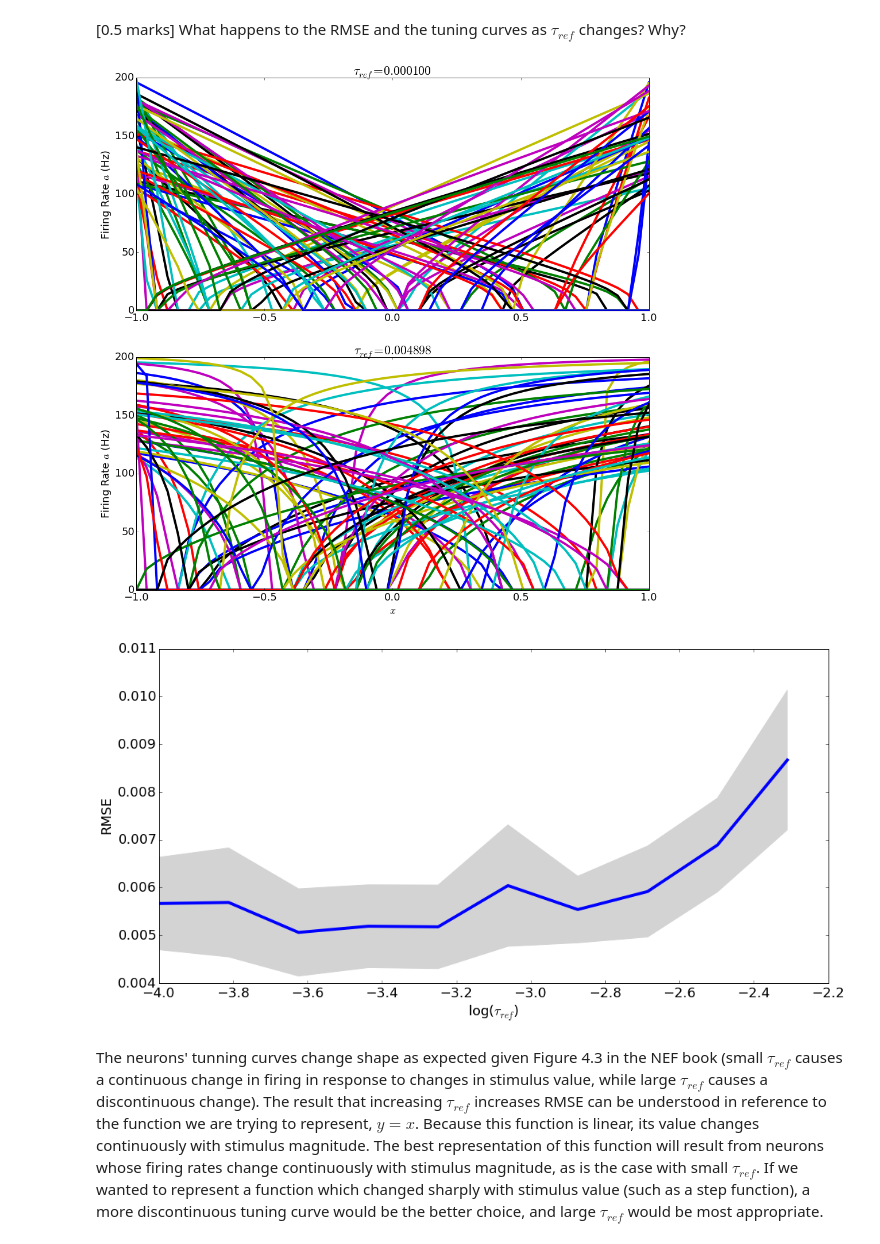
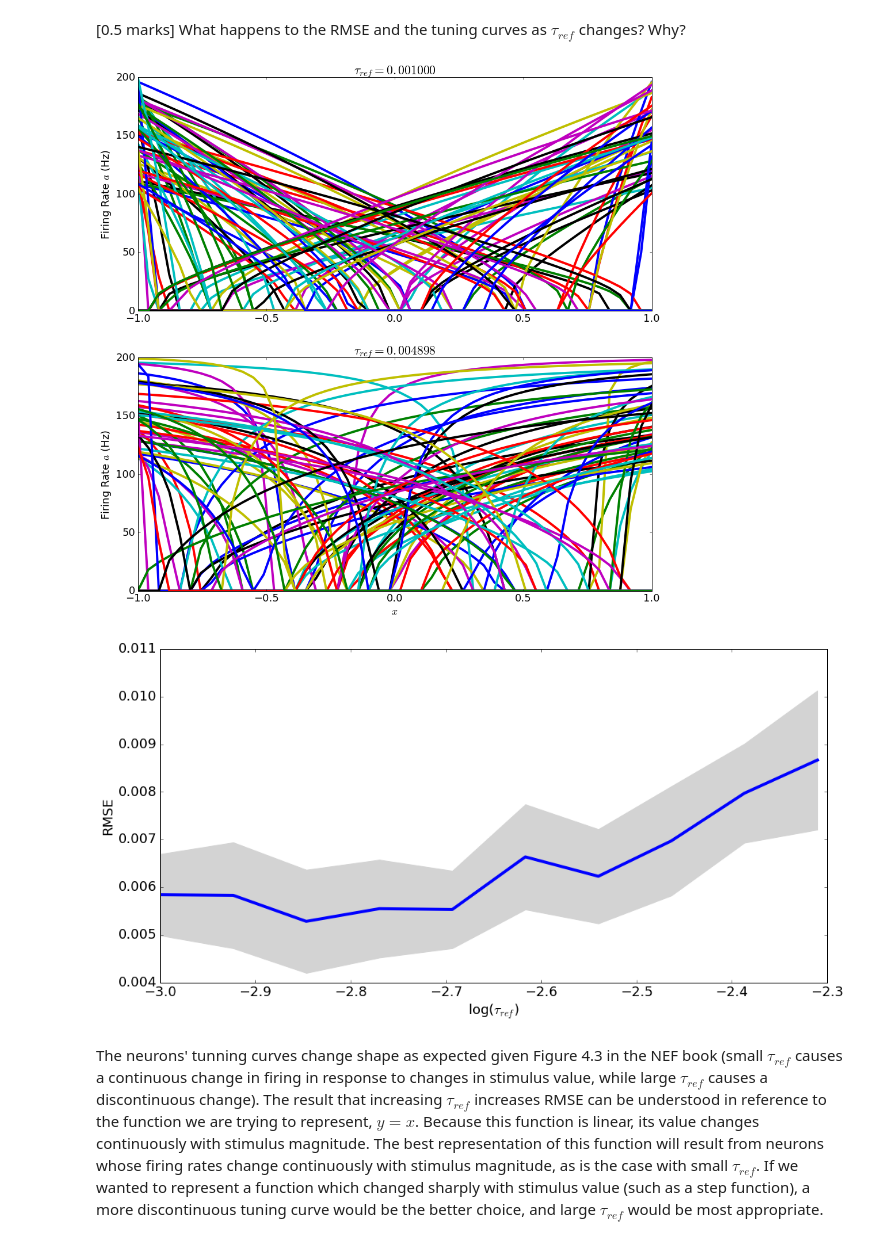
Before and after one commit to Kanaderu/SYDE556-750, a Jupyter notebook: SYDE556-750Assignment4.ipynb, the cells around one changed output. Drawn from its saved outputs; the diff is of its cells as text; code cells hidden in the pictures.

```diff
--- a/SYDE556-750Assignment4.ipynb
+++ b/SYDE556-750Assignment4.ipynb
@@ -177,7 +171,7 @@ def one_c():
 	seed=3
 
 	#objects and lists
-	tau_refs=np.logspace(-4,-2.31,10)
+	tau_refs=np.logspace(-3,-2.31,10)
 	# tau_refs=np.linspace(0.0002,0.0049,10)
 	RMSE_list=[]
 	RMSE_stddev_list=[]
@@ -212,7 +206,7 @@ def one_c():
 			eval_points, activities = tuning_curves(ens_1d,sim)
 			eval_points_list.append(eval_points)
 			activities_list.append(activities)
-			decoders = sim.data[connection].weights.T
+			decoders = sim.data[connection].decoders.T
 
 			#calculate the state estimate
 			xhat = np.dot(activities,decoders)
@@ -223,35 +217,35 @@ def one_c():
 		RMSE_list.append(np.average(RMSE_list_i))
 		RMSE_stddev_list.append(np.std(RMSE_list_i))
 
 	# plot tuning curves
 	fig=plt.figure(figsize=(16,16))
 	ax=fig.add_subplot(211)
 	ax.plot(eval_points_list[0],activities_list[0])
 	ax.set_title('$\\tau_{ref}=%f$' %tau_refs[0])
 	# ax.set_xlabel('$x$')
 	ax.set_ylabel('Firing Rate $a$ (Hz)')
 	ax=fig.add_subplot(212)
 	ax.plot(eval_points_list[-1],activities_list[-1])
 	ax.set_title('$\\tau_{ref}=%f$' %tau_refs[-1])
 	ax.set_xlabel('$x$')
 	ax.set_ylabel('Firing Rate $a$ (Hz)')
 	plt.show()
 
 	#plot RMSE vs radius
 	fig=plt.figure(figsize=(16,8))
 	ax=fig.add_subplot(111)
 	ax.plot(np.log10(tau_refs),RMSE_list)
 	ax.fill_between(np.log10(tau_refs),
 		np.subtract(RMSE_list,RMSE_stddev_list),np.add(RMSE_list,RMSE_stddev_list),
 		color='lightgray')
 	ax.set_xlabel('log($\\tau_{ref}$)')
 	ax.set_ylabel('RMSE')
 	plt.show()
 
 one_c()
 # %% [output]
-[figure, old version]
+[figure, new version]
-[figure, old version]
+[figure, new version]
 # %% [markdown]
 The neurons' tunning curves change shape as expected given Figure 4.3 in the NEF book (small $\tau_{ref}$ causes a continuous change in firing in response to changes in stimulus value, while large $\tau_{ref}$ causes a discontinuous change). The result that increasing $\tau_{ref}$ increases RMSE can be understood in reference to the function we are trying to represent, $y=x$. Because this function is linear, its value changes continuously with stimulus magnitude. The best representation of this function will result from neurons whose firing rates change continuously with stimulus magnitude, as is the case with small $\tau_{ref}$. If we wanted to represent a function which changed sharply with stimulus value (such as a step function), a more discontinuous tuning curve would be the better choice, and large $\tau_{ref}$ would be most appropriate.
 # %% [markdown]
```
Also changed, not shown: parts of 21 cells of this notebook, 3 other files.
